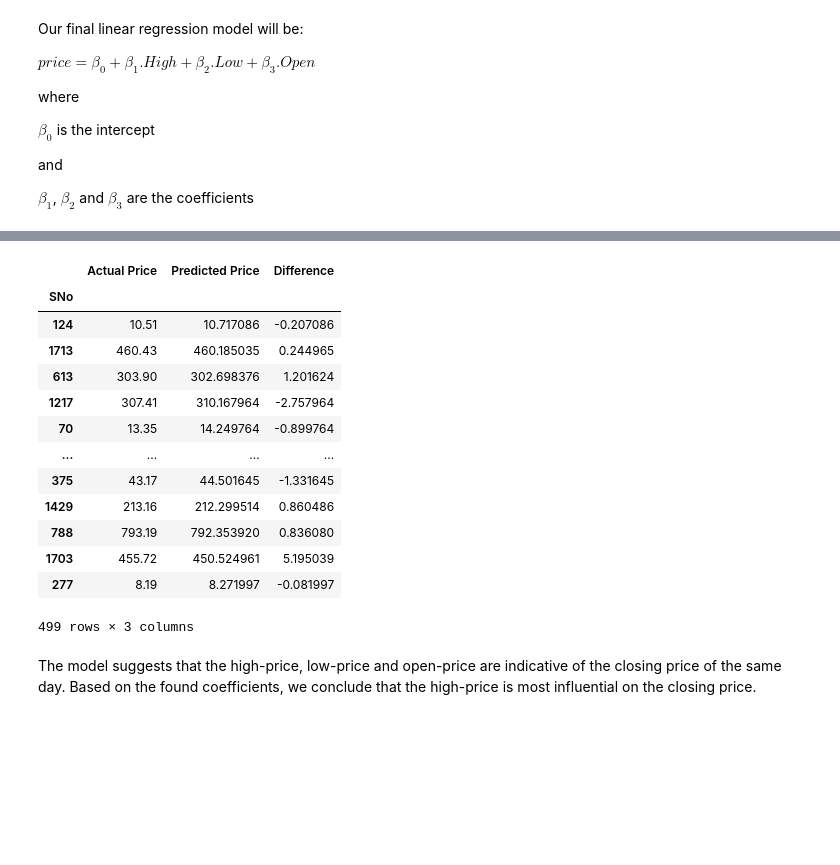
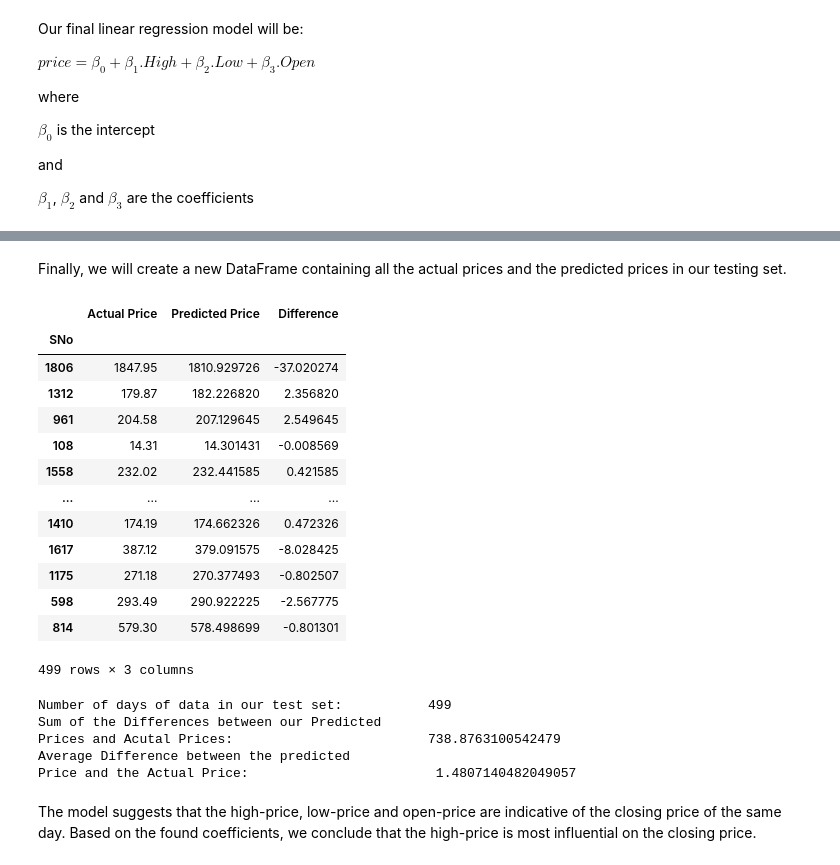
Before and after one commit to Ciaran-Carroll/college, a Jupyter notebook: Multiple Linear Regression with Ethereum Stock Price.ipynb, the cells around one changed output, grey strips where cells are left out. Saved outputs shown, nothing was run; the diff lists cells and outputs as text; code cells hidden in the pictures; blank space fills up the shorter version.

```diff
--- a/Multiple Linear Regression with Ethereum Stock Price.ipynb
+++ b/Multiple Linear Regression with Ethereum Stock Price.ipynb
@@ -336,22 +338,41 @@ plt.show()
+# %% [markdown]
+Finally, we will create a new DataFrame containing all the actual prices and the predicted prices in our testing set.
 # %%
-answer = pd.DataFrame({'Actual Price' :test_Y, 'Predicted Price' :predict_Y, 'Difference' :test_Y-predict_Y })
+model_result = pd.DataFrame({'Actual Price' :test_Y, 'Predicted Price' :predict_Y, 'Difference' :predict_Y-test_Y })
 
-answer
+model_result
 # %% [output]
 |  | Actual Price | Predicted Price | Difference |
 | SNo |  |  |  |
-| 124 | 10.51 | 10.717086 | -0.207086 |
-| 1713 | 460.43 | 460.185035 | 0.244965 |
-| 613 | 303.90 | 302.698376 | 1.201624 |
-| 1217 | 307.41 | 310.167964 | -2.757964 |
-| 70 | 13.35 | 14.249764 | -0.899764 |
+| 1806 | 1847.95 | 1810.929726 | -37.020274 |
+| 1312 | 179.87 | 182.226820 | 2.356820 |
+| 961 | 204.58 | 207.129645 | 2.549645 |
+| 108 | 14.31 | 14.301431 | -0.008569 |
+| 1558 | 232.02 | 232.441585 | 0.421585 |
 | ... | ... | ... | ... |
-| 375 | 43.17 | 44.501645 | -1.331645 |
-| 1429 | 213.16 | 212.299514 | 0.860486 |
-| 788 | 793.19 | 792.353920 | 0.836080 |
-| 1703 | 455.72 | 450.524961 | 5.195039 |
-| 277 | 8.19 | 8.271997 | -0.081997 |
+| 1410 | 174.19 | 174.662326 | 0.472326 |
+| 1617 | 387.12 | 379.091575 | -8.028425 |
+| 1175 | 271.18 | 270.377493 | -0.802507 |
+| 598 | 293.49 | 290.922225 | -2.567775 |
+| 814 | 579.30 | 578.498699 | -0.801301 |
 499 rows × 3 columns
+# %%
+print('Number of days of data in our test set:          ', len(test_Y))
+print('Sum of the Differences between our Predicted')
+print('Prices and Acutal Prices:                        ', sum(model_result['Difference']))
+
+# Calculates the average difference between the predicted
+# price and the actual price
+avg_diff = sum(model_result['Difference']) / len(model_result['Difference'])
+
+print('Average Difference between the predicted')
+print('Price and the Actual Price:                       ', avg_diff)
+# %% [output]
+Number of days of data in our test set:           499
+Sum of the Differences between our Predicted
+Prices and Acutal Prices:                         738.8763100542479
+Average Difference between the predicted
+Price and the Actual Price:                        1.4807140482049057
 # %% [markdown]
 The model suggests that the high-price, low-price and open-price are indicative of the closing price of the same day. Based on the found coefficients, we conclude that the high-price is most influential on the closing price.
 # %% [markdown]
```
Also changed, not shown: parts of 69 cells of this notebook, 1 other file.
